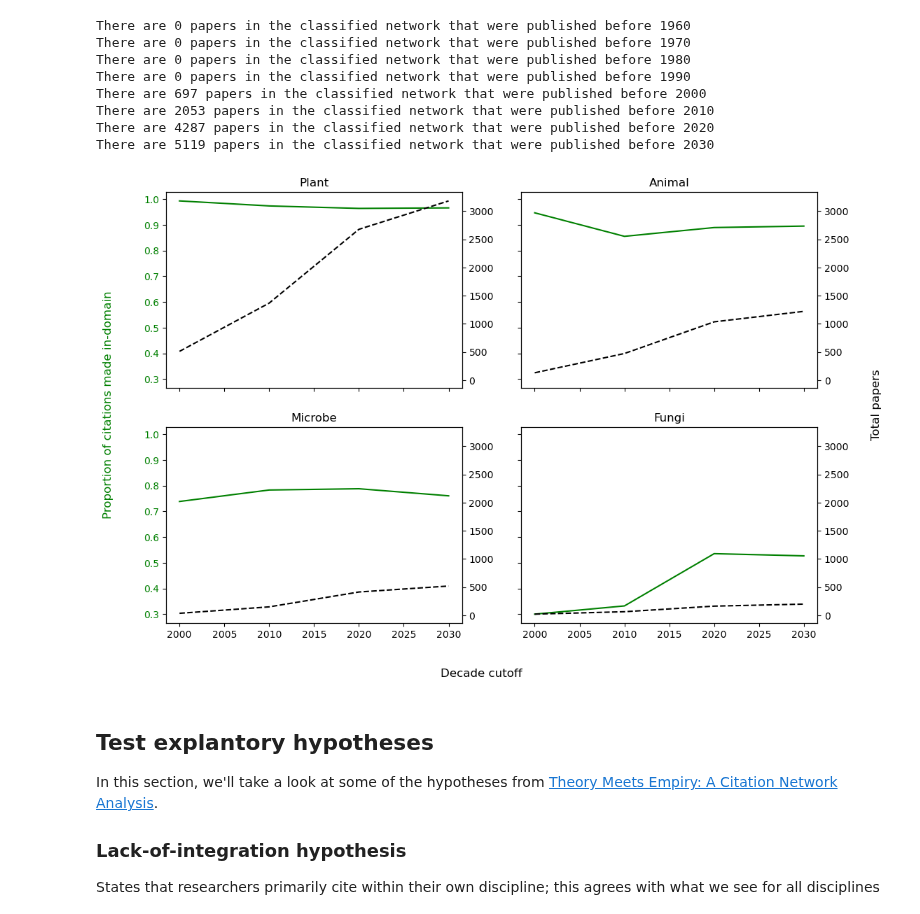
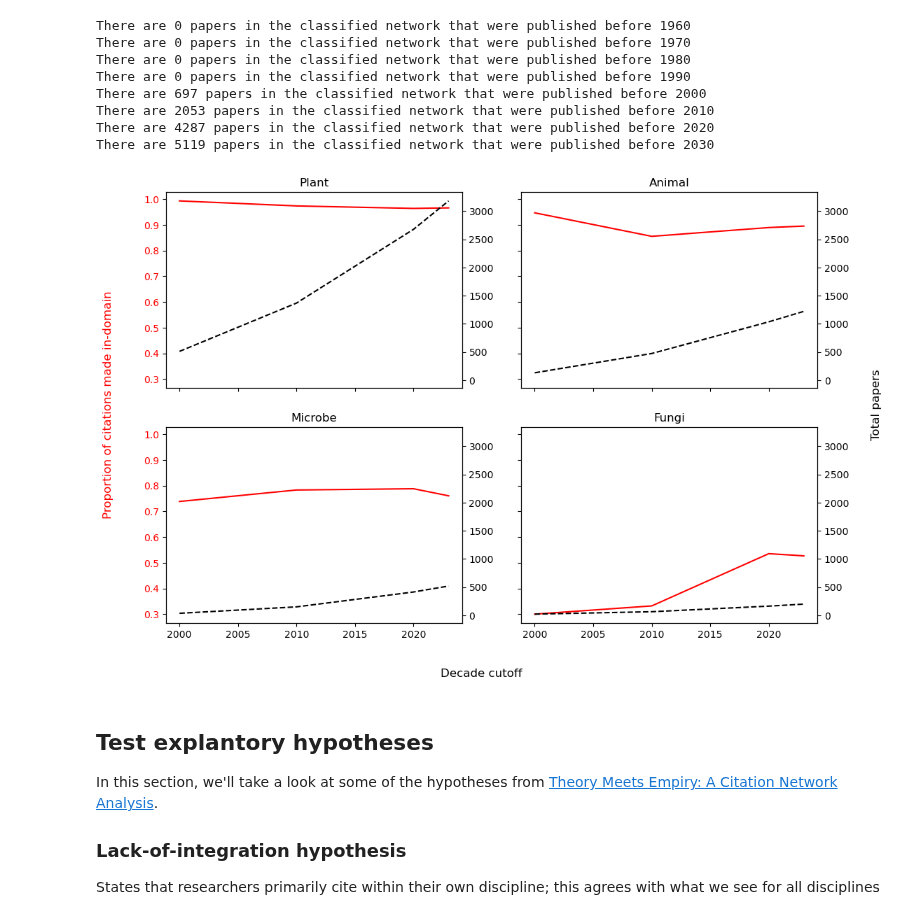
Before and after one commit to serenalotreck/desiccation-network, a Jupyter notebook: notebooks/dyadic_citation_frequencies.ipynb, the cells around one changed output. Saved outputs shown, nothing was run; the diff lists cells and outputs as text; code cells hidden in the pictures.

```diff
--- a/notebooks/dyadic_citation_frequencies.ipynb
+++ b/notebooks/dyadic_citation_frequencies.ipynb
@@ -200,6 +200,10 @@ There are 4287 papers in the classified network that were published before 2020
 There are 5119 papers in the classified network that were published before 2030
 # %%
 dec_freqs = {dec_cut: utils.calculate_dyadic_citation_freqs(graph, 'study_system') for dec_cut, graph in dec_graphs.items()}
+# %%
+# Make the last cutoff the actual year
+dec_freqs[2023] = dec_freqs[2030]
+del dec_freqs[2030]
 # %%
 sys_trajectories = {}
 for system in ['Plant', 'Animal', 'Microbe', 'Fungi']:
@@ -221,23 +225,23 @@ for system in ['Plant', 'Animal', 'Microbe', 'Fungi']:
 # %%
 fig, axs = plt.subplots(2, 2, figsize=(12, 8), sharey='all', sharex=True)
 
 raxs = []
 for i, sys in enumerate(['Plant', 'Animal', 'Microbe', 'Fungi']):
-    ax.tick_params(axis='y', labelcolor='green')
     ax = axs.reshape(-1)[i]
+    ax.tick_params(axis='y', labelcolor='red')
     rax = ax.twinx()
     raxs.append(rax)
     if i > 0:
         rax.sharey(raxs[i-1])
-    ax.plot(sorted(dec_freqs.keys()), sys_trajectories[sys], label=sys, color='green')
+    ax.plot(sorted(dec_freqs.keys()), sys_trajectories[sys], label=sys, color='red')
     rax.plot(sorted(dec_freqs.keys()), ppy[sys], linestyle='--', color='black')
     ax.set_title(sys)
-fig.supylabel('Proportion of citations made in-domain', fontsize=12, x=0.05, color='green')
+fig.supylabel('Proportion of citations made in-domain', fontsize=12, x=0.05, color='red')
 fig.text(x=0.97, y=0.5, s='Total papers', rotation=90, size=12, ha='center', va='center')
 fig.supxlabel('Decade cutoff')
 plt.savefig('../data/citation_network/figures/fig_5.pdf', format='pdf', bbox_inches='tight', dpi=600)
 # %% [output]
-[figure, old version]
+[figure, new version]
 # %% [markdown]
 ## Test explantory hypotheses
 In this section, we'll take a look at some of the hypotheses from [Theory Meets Empiry: A Citation Network Analysis](https://academic.oup.com/bioscience/article-pdf/68/10/805/26119302/biy083.pdf).
```
Also changed, not shown: parts of 1 cell of this notebook, 2 other files.
